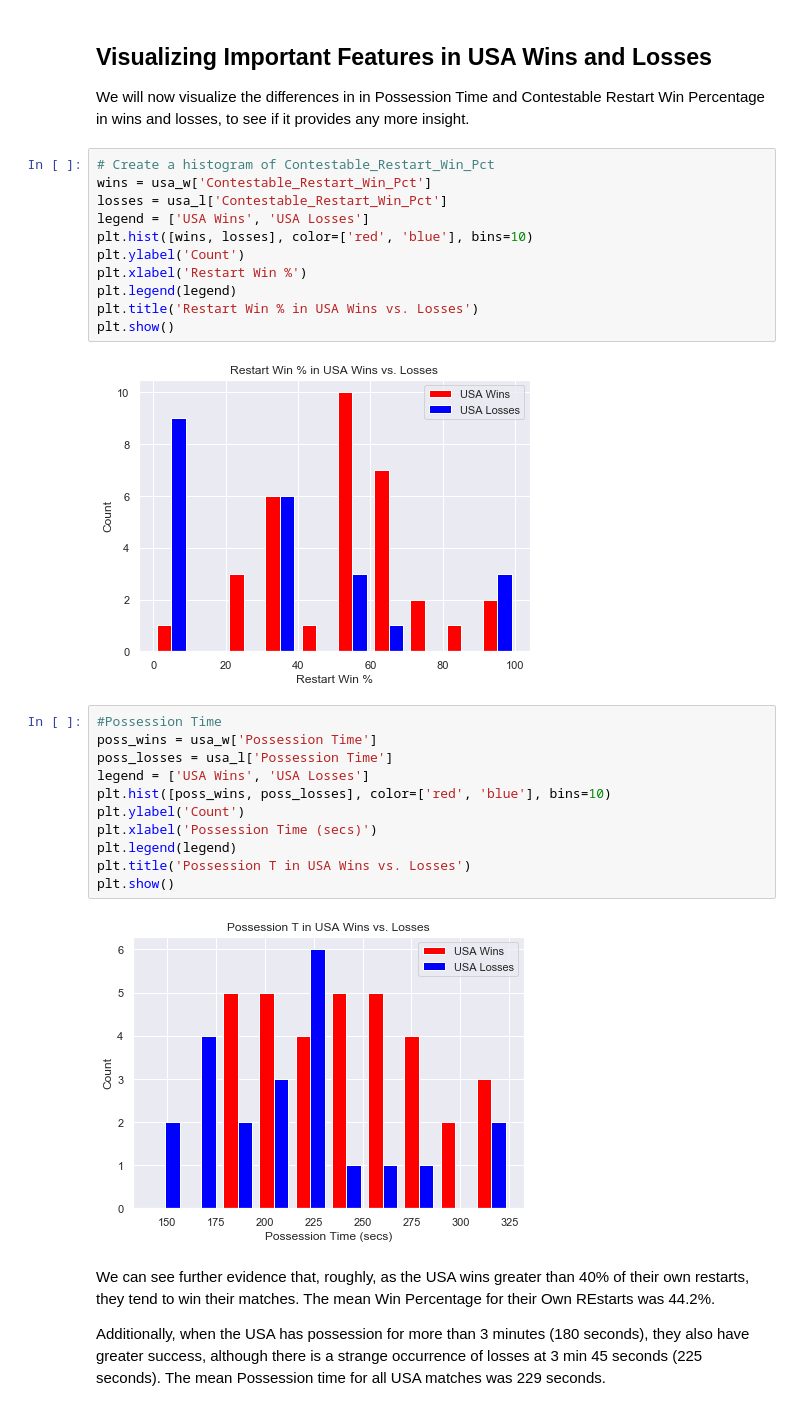
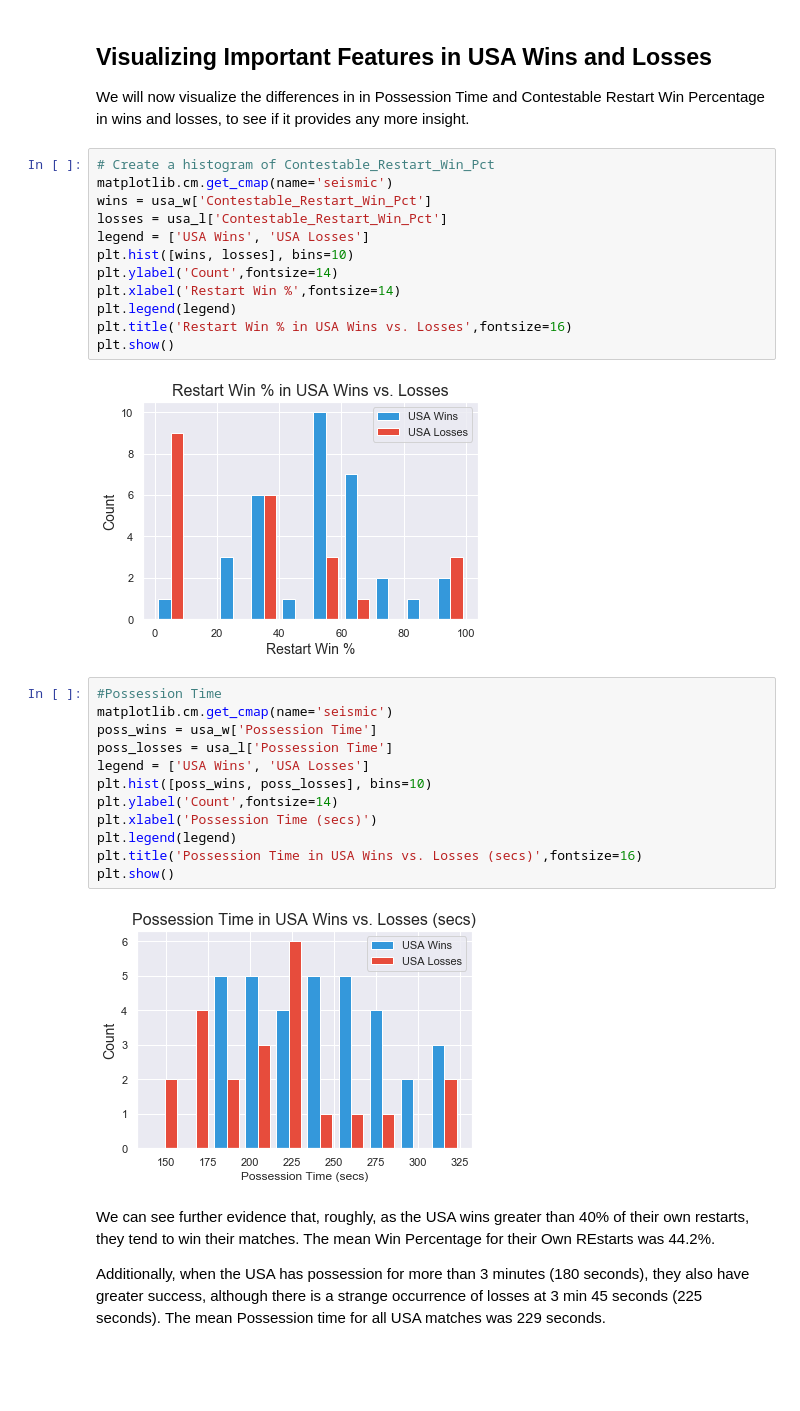
Before and after one commit to chudzikr/Data_Storytelling, a Jupyter notebook: Data Storytelling Exercise.ipynb, the cells around one changed output. Cells and saved outputs as stored; diff of their text form; blank space fills up the shorter version.

Commit message:
Clean up plots and charts, add photo, hide code cells

```diff
--- a/Data Storytelling Exercise.ipynb
+++ b/Data Storytelling Exercise.ipynb
@@ -464,30 +468,32 @@ Additionally, the lower rate of "% Ruck Success Own" in wins, as opposed to loss
 We will now visualize the differences in in Possession Time and Contestable Restart Win Percentage in wins and losses, to see if it provides any more insight.
 # %%
 # Create a histogram of Contestable_Restart_Win_Pct
+matplotlib.cm.get_cmap(name='seismic')
 wins = usa_w['Contestable_Restart_Win_Pct']
 losses = usa_l['Contestable_Restart_Win_Pct']
 legend = ['USA Wins', 'USA Losses']
-plt.hist([wins, losses], color=['red', 'blue'], bins=10)
-plt.ylabel('Count')
-plt.xlabel('Restart Win %')
+plt.hist([wins, losses], bins=10)
+plt.ylabel('Count',fontsize=14)
+plt.xlabel('Restart Win %',fontsize=14)
 plt.legend(legend)
-plt.title('Restart Win % in USA Wins vs. Losses')
+plt.title('Restart Win % in USA Wins vs. Losses',fontsize=16)
 plt.show()
 # %% [output]
-[figure, old version]
+[figure, new version]
 # %%
 #Possession Time
+matplotlib.cm.get_cmap(name='seismic')
 poss_wins = usa_w['Possession Time']
 poss_losses = usa_l['Possession Time']
 legend = ['USA Wins', 'USA Losses']
-plt.hist([poss_wins, poss_losses], color=['red', 'blue'], bins=10)
-plt.ylabel('Count')
+plt.hist([poss_wins, poss_losses], bins=10)
+plt.ylabel('Count',fontsize=14)
 plt.xlabel('Possession Time (secs)')
 plt.legend(legend)
-plt.title('Possession T in USA Wins vs. Losses')
+plt.title('Possession Time in USA Wins vs. Losses (secs)',fontsize=16)
 plt.show()
 # %% [output]
-[figure, old version]
+[figure, new version]
 # %% [markdown]
 We can see further evidence that, roughly, as the USA wins greater than 40% of their own restarts, they tend to win their matches. The mean Win Percentage for their Own REstarts was 44.2%.
 
```
Also changed, not shown: parts of 27 cells of this notebook.
